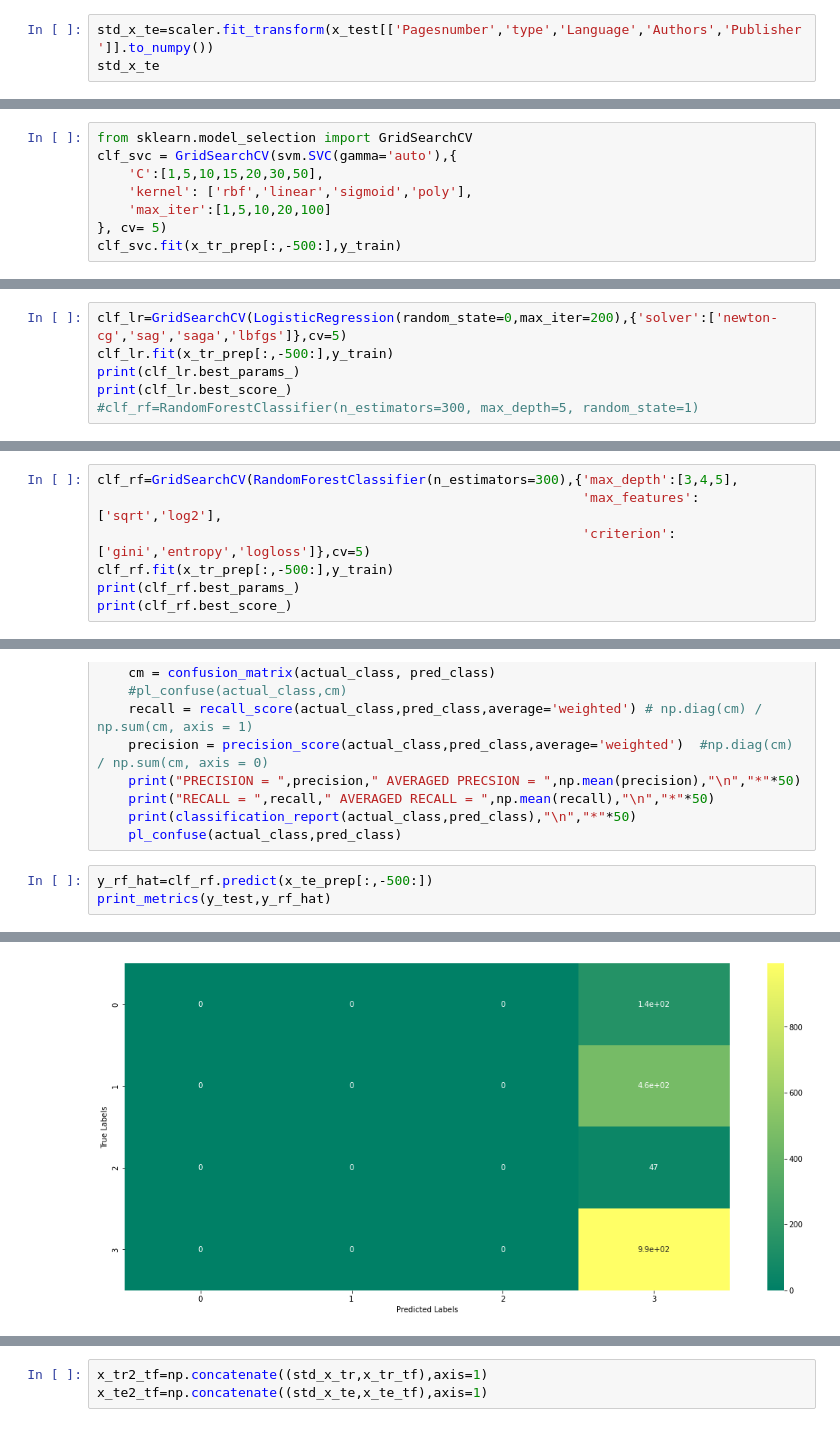
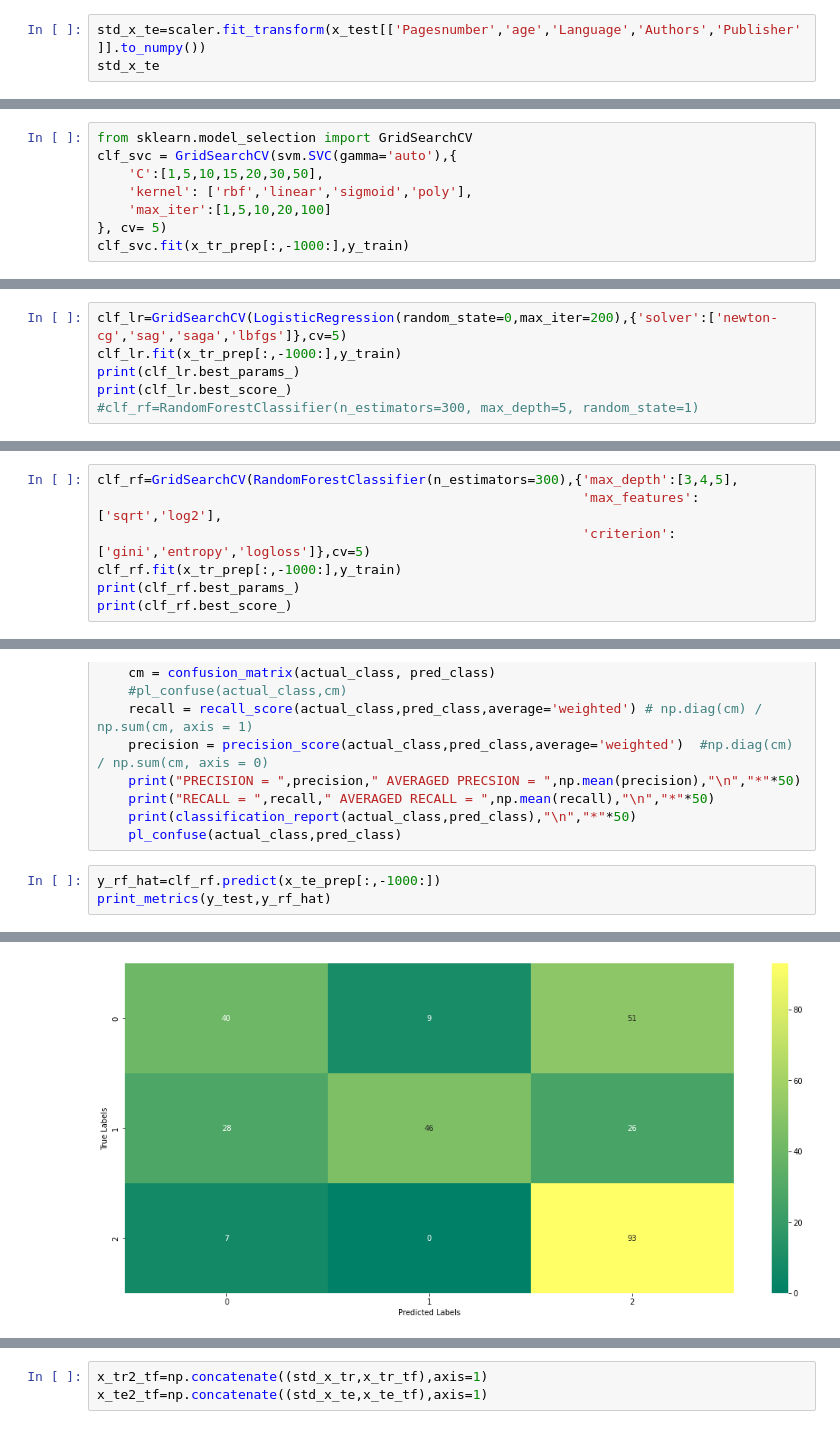
Before and after one commit to kaapivalli/Machine-Learning, a Jupyter notebook: period-to-which-the-book-belongs-yrgenreclassi.ipynb, the cells around one changed output, grey strips where cells are left out. Saved outputs shown, nothing was run; the diff lists cells and outputs as text.

```diff
--- a/period-to-which-the-book-belongs-yrgenreclassi.ipynb
+++ b/period-to-which-the-book-belongs-yrgenreclassi.ipynb
@@ -508,4 +462,4 @@ array([[ 0.11727583,  0.08669088, -0.4494724 ,  1.18089429,  0.94249771],
 # %%
-std_x_te=scaler.fit_transform(x_test[['Pagesnumber','type','Language','Authors','Publisher']].to_numpy())
+std_x_te=scaler.fit_transform(x_test[['Pagesnumber','age','Language','Authors','Publisher']].to_numpy())
 std_x_te
 # %% [output]
@@ -530,7 +484,7 @@ clf_svc = GridSearchCV(svm.SVC(gamma='auto'),{
     'kernel': ['rbf','linear','sigmoid','poly'],
     'max_iter':[1,5,10,20,100]
 }, cv= 5)
-clf_svc.fit(x_tr_prep[:,-500:],y_train)
+clf_svc.fit(x_tr_prep[:,-1000:],y_train)
 # %% [output]
 GridSearchCV(cv=5, estimator=SVC(gamma='auto'),
              param_grid={'C': [1, 5, 10, 15, 20, 30, 50],
@@ -557,6 +511,6 @@ print(clf_svc_2.best_score_)
 # %%
 clf_lr=GridSearchCV(LogisticRegression(random_state=0,max_iter=200),{'solver':['newton-cg','sag','saga','lbfgs']},cv=5)
-clf_lr.fit(x_tr_prep[:,-500:],y_train)
+clf_lr.fit(x_tr_prep[:,-1000:],y_train)
 print(clf_lr.best_params_)
 print(clf_lr.best_score_)
 #clf_rf=RandomForestClassifier(n_estimators=300, max_depth=5, random_state=1)
@@ -575,7 +529,7 @@ print(clf_lr_2.best_score_)
 clf_rf=GridSearchCV(RandomForestClassifier(n_estimators=300),{'max_depth':[3,4,5],
                                                               'max_features':['sqrt','log2'],
                                                               'criterion':['gini','entropy','logloss']},cv=5)
-clf_rf.fit(x_tr_prep[:,-500:],y_train)
+clf_rf.fit(x_tr_prep[:,-1000:],y_train)
 print(clf_rf.best_params_)
 print(clf_rf.best_score_)
 # %% [output]
@@ -627,6 +581,6 @@ def print_metrics(actual_class,pred_class,average="macro"):
     print(classification_report(actual_class,pred_class),"\n","*"*50)
     pl_confuse(actual_class,pred_class)
 # %%
-y_rf_hat=clf_rf.predict(x_te_prep[:,-500:])
+y_rf_hat=clf_rf.predict(x_te_prep[:,-1000:])
 print_metrics(y_test,y_rf_hat)
 # %% [output]
@@ -648,4 +602,4 @@ weighted avg       0.37      0.60      0.46      1643
 
  **************************************************
-[figure, old version]
+[figure, new version]
 # %%
```
Also changed, not shown: parts of 80 cells of this notebook.
